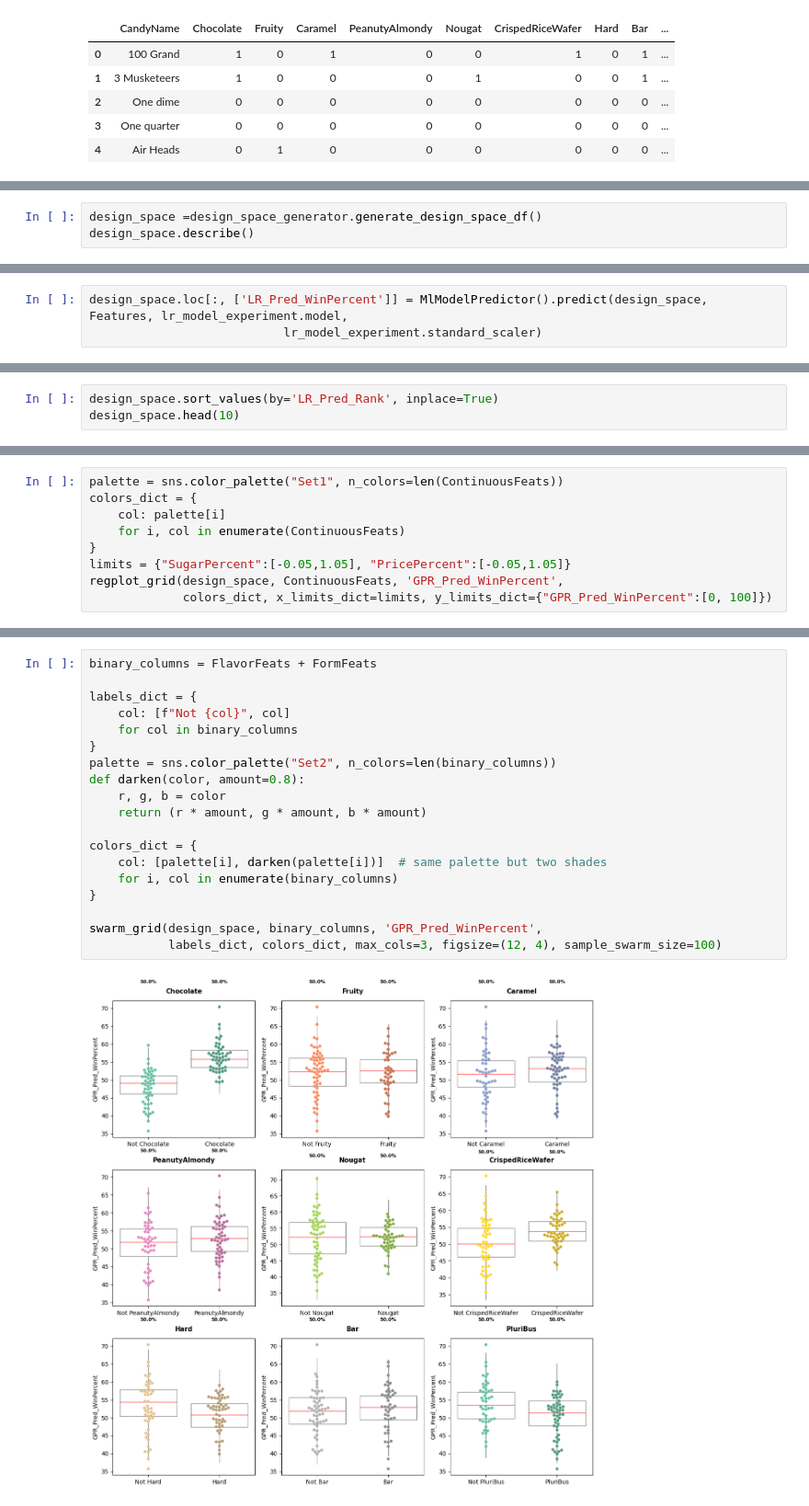
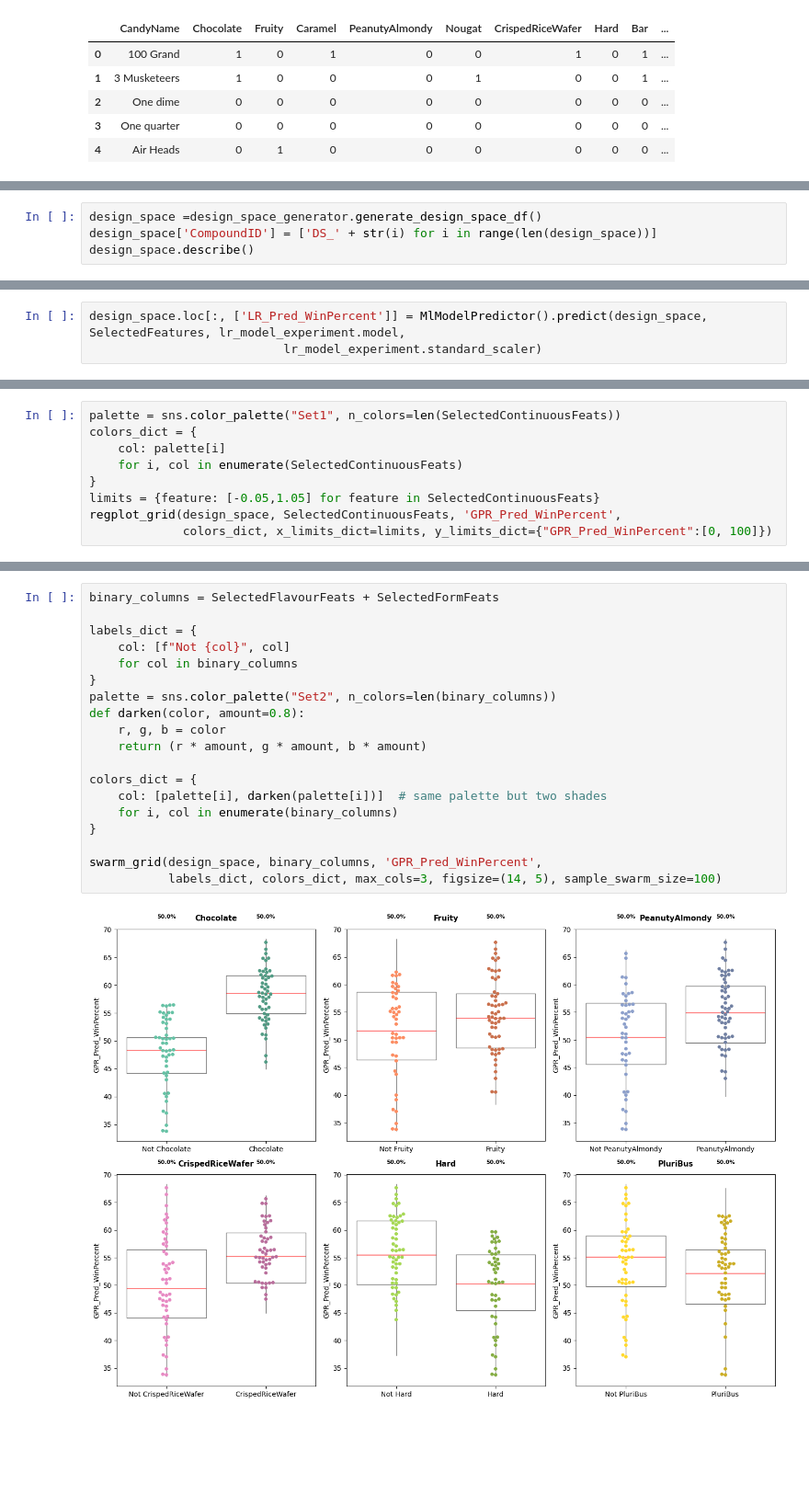
Before and after one commit to Sanchit2798/candy-case-study, a Jupyter notebook: notebooks/04_recommendation.ipynb, the cells around one changed output, grey strips where cells are left out. Shown at 92% size. Cells and saved outputs as stored; diff of their text form; blank space fills up the shorter version.

```diff
--- a/notebooks/04_recommendation.ipynb
+++ b/notebooks/04_recommendation.ipynb
@@ -95,4 +117,5 @@ design_space_generator.compute_design_space_size()
 # %%
 design_space =design_space_generator.generate_design_space_df()
+design_space['CompoundID'] = ['DS_' + str(i) for i in range(len(design_space))]
 design_space.describe()
 # %% [output]
@@ -108,4 +131,4 @@ design_space.describe()
 # %%
-design_space.loc[:, ['LR_Pred_WinPercent']] = MlModelPredictor().predict(design_space, Features, lr_model_experiment.model,
+design_space.loc[:, ['LR_Pred_WinPercent']] = MlModelPredictor().predict(design_space, SelectedFeatures, lr_model_experiment.model,
                            lr_model_experiment.standard_scaler)
 # %%
@@ -143,3 +165,0 @@ design_space.head(10)
-# %%
-design_space.sort_values(by='LR_Pred_Rank', inplace=True)
-design_space.head(10)
@@ -158,10 +166,10 @@ design_space.head(10)
 # %%
-palette = sns.color_palette("Set1", n_colors=len(ContinuousFeats))
+palette = sns.color_palette("Set1", n_colors=len(SelectedContinuousFeats))
 colors_dict = {
     col: palette[i]
-    for i, col in enumerate(ContinuousFeats)
+    for i, col in enumerate(SelectedContinuousFeats)
 }
-limits = {"SugarPercent":[-0.05,1.05], "PricePercent":[-0.05,1.05]}
-regplot_grid(design_space, ContinuousFeats, 'GPR_Pred_WinPercent',
+limits = {feature: [-0.05,1.05] for feature in SelectedContinuousFeats}
+regplot_grid(design_space, SelectedContinuousFeats, 'GPR_Pred_WinPercent',
              colors_dict, x_limits_dict=limits, y_limits_dict={"GPR_Pred_WinPercent":[0, 100]})
 # %% [output]
@@ -174,23 +182,23 @@ regplot_grid(design_space, ContinuousFeats, 'LR_Pred_WinPercent',
 # %%
-binary_columns = FlavorFeats + FormFeats
+binary_columns = SelectedFlavourFeats + SelectedFormFeats
 
 labels_dict = {
     col: [f"Not {col}", col]
     for col in binary_columns
 }
 palette = sns.color_palette("Set2", n_colors=len(binary_columns))
 def darken(color, amount=0.8):
     r, g, b = color
     return (r * amount, g * amount, b * amount)
 
 colors_dict = {
     col: [palette[i], darken(palette[i])]  # same palette but two shades
     for i, col in enumerate(binary_columns)
 }
 
 swarm_grid(design_space, binary_columns, 'GPR_Pred_WinPercent',
-           labels_dict, colors_dict, max_cols=3, figsize=(12, 4), sample_swarm_size=100)
+           labels_dict, colors_dict, max_cols=3, figsize=(14, 5), sample_swarm_size=100)
 # %% [output]
-[figure, old version]
+[figure, new version]
 # %%
 swarm_grid(design_space, binary_columns, 'LR_Pred_WinPercent',
```
Also changed, not shown: parts of 26 cells of this notebook, 18 other files.
